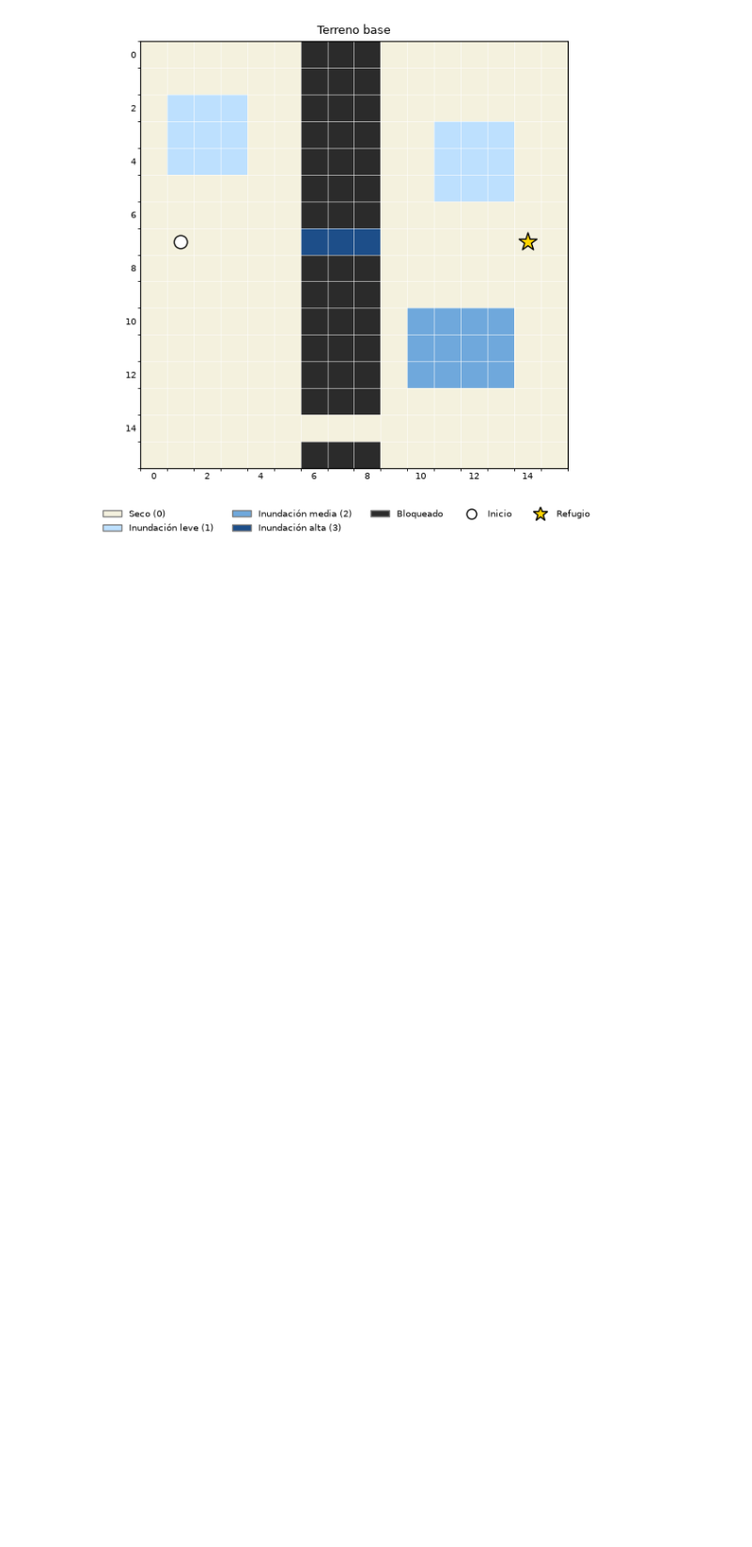
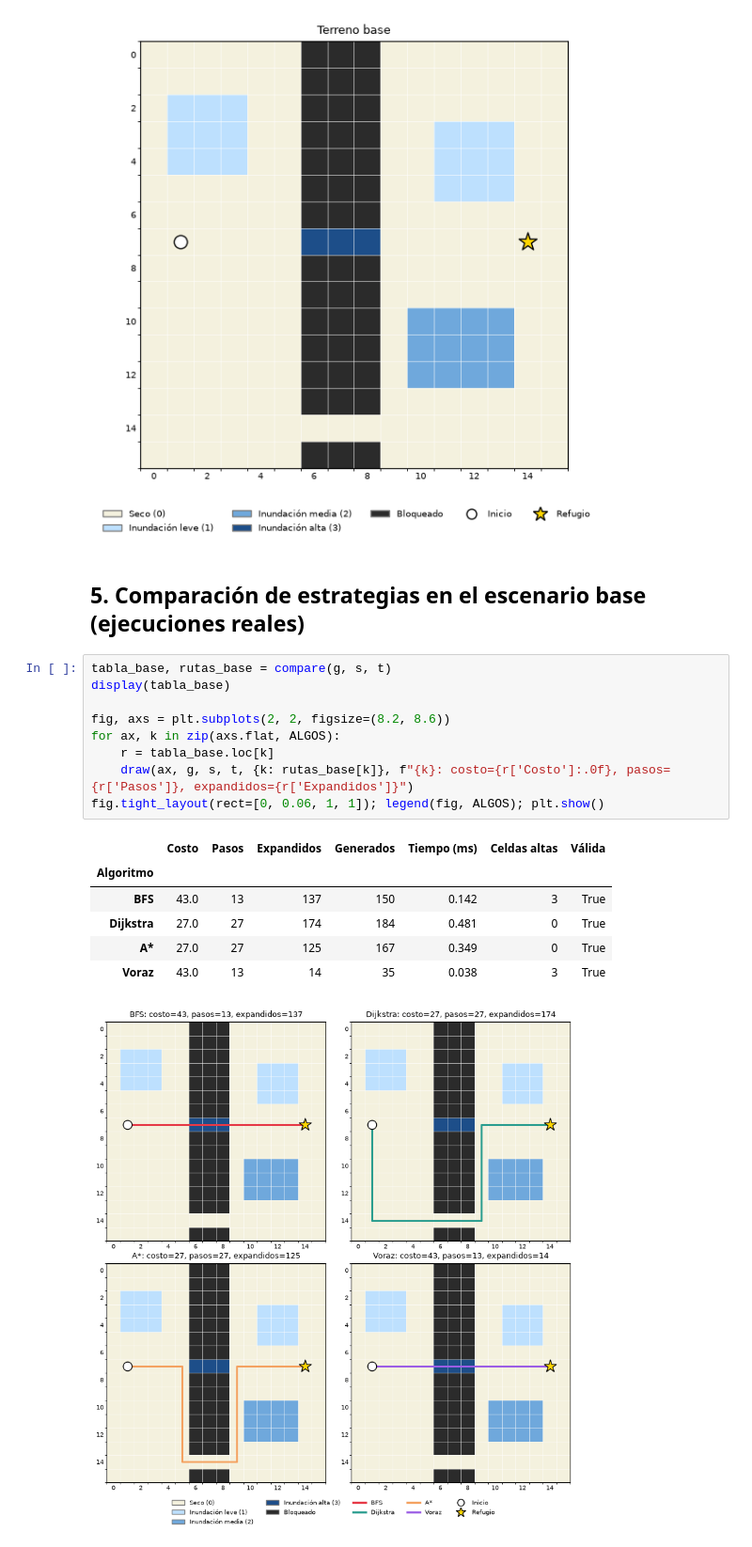
Before and after one commit to strawrabbit0424/Practica_clase_2, a Jupyter notebook: Actividad_Ruta_Evacuacion.ipynb, the cells around one changed output. Shown at 94% size. Drawn from its saved outputs; the diff is of its cells as text; blank space fills up the shorter version.

Commit message:
Agrega comparación de estrategias y barrida del peso de riesgo

```diff
--- a/Actividad_Ruta_Evacuacion.ipynb
+++ b/Actividad_Ruta_Evacuacion.ipynb
@@ -283,3 +283,22 @@ draw(ax, g, s, t, None, "Terreno base")
 fig.tight_layout(rect=[0, 0.1, 1, 1]); legend(fig); plt.show()
 # %% [output]
 [figure]
+# %% [markdown]
+## 5. Comparación de estrategias en el escenario base (ejecuciones reales)
+# %%
+tabla_base, rutas_base = compare(g, s, t)
+display(tabla_base)
+
+fig, axs = plt.subplots(2, 2, figsize=(8.2, 8.6))
+for ax, k in zip(axs.flat, ALGOS):
+    r = tabla_base.loc[k]
+    draw(ax, g, s, t, {k: rutas_base[k]}, f"{k}: costo={r['Costo']:.0f}, pasos={r['Pasos']}, expandidos={r['Expandidos']}")
+fig.tight_layout(rect=[0, 0.06, 1, 1]); legend(fig, ALGOS); plt.show()
+# %% [output]
+|  | Costo | Pasos | Expandidos | Generados | Tiempo (ms) | Celdas altas | Válida |
+| Algoritmo |  |  |  |  |  |  |  |
+| BFS | 43.0 | 13 | 137 | 150 | 0.142 | 3 | True |
+| Dijkstra | 27.0 | 27 | 174 | 184 | 0.481 | 0 | True |
+| A* | 27.0 | 27 | 125 | 167 | 0.349 | 0 | True |
+| Voraz | 43.0 | 13 | 14 | 35 | 0.038 | 3 | True |
+[figure, added]
```
Also changed, not shown: parts of 4 cells of this notebook.
